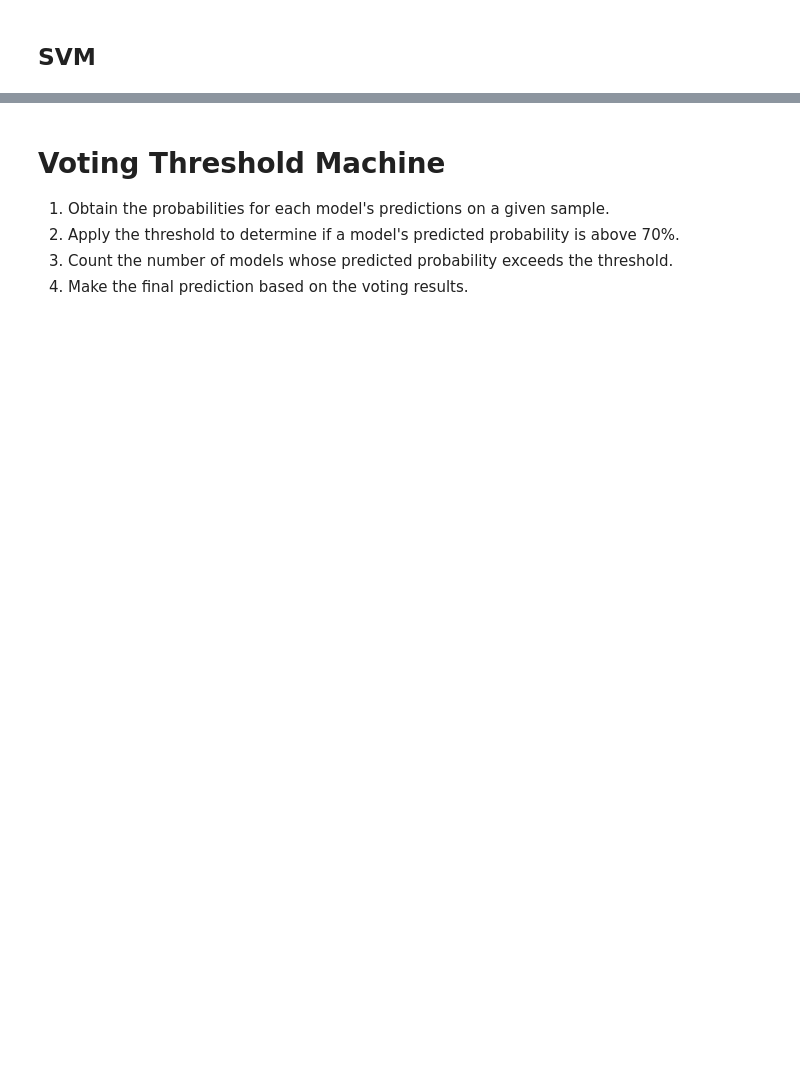
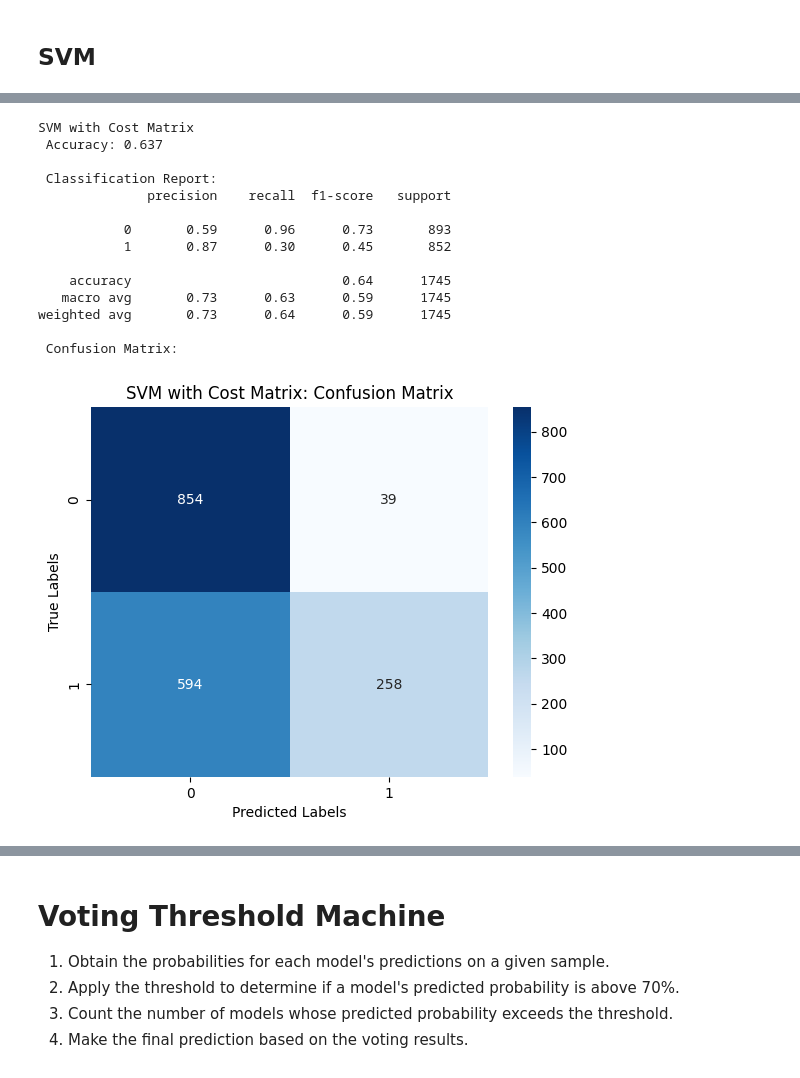
Before and after one commit to dbellenberg/CostSensitiveCreditRisk, a Jupyter notebook: final_project/merged_final_version/final_ml_project.ipynb, the cells around one changed output, grey strips where cells are left out. Cells and saved outputs as stored; diff of their text form; code cells hidden in the pictures; blank space fills up the shorter version.

```diff
--- a/final_project/merged_final_version/final_ml_project.ipynb
+++ b/final_project/merged_final_version/final_ml_project.ipynb
@@ -485,8 +320,0 @@ Best parameters for Logistic Regression with l2 penalty: {'C': 0.01, 'fit_interc
-# %%
-lr_opt = LogisticRegression(**best_params_lr_l2)
-
-lr_opt.fit(X_train, y_train)
-y_pred_lr = lr_opt.predict(X_test)
-
-# Evaluation
-evaluate(y_test, y_pred_lr, "Logistic Regression")
@@ -512,18 +320,0 @@ weighted avg       0.73      0.73      0.73      1745
-# %%
-# Define the parameter grid for SVM
-param_grid_svm = {
-    'C': [0.1, 1, 10, 50],
-    'loss': ['hinge', 'squared_hinge']
-}
-
-# Initialize the SVM classifier
-svm = LinearSVC(max_iter=500000)
-
-# Set up the GridSearchCV
-svm_opt = GridSearchCV(svm, param_grid_svm, cv = 5, verbose=2, n_jobs=-1)
-
-# Fit the GridSearchCV to the data
-svm_opt.fit(X_train, y_train)
-
-# Get the best parameters
-best_params_svm = svm_opt.best_params_
@@ -551,0 +321,33 @@ weighted avg       0.73      0.73      0.73      1745
+# %%
+from sklearn.svm import LinearSVC
+from sklearn.metrics import confusion_matrix
+
+class_weights = {1: 1/3, 0: 1}
+
+svm_cs = LinearSVC(max_iter=1000000, class_weight=class_weights)
+
+# fit the model
+svm_cs.fit(X_train, y_train)
+
+# Predict on the test set
+y_pred = svm_cs.predict(X_test)
+
+y_pred_for_curve = svm_cs.decision_function(X_test)
+
+evaluate(y_test, y_pred, "SVM with Cost Matrix")
+# %% [output]
+SVM with Cost Matrix
+ Accuracy: 0.637
+
+ Classification Report:
+              precision    recall  f1-score   support
+
+           0       0.59      0.96      0.73       893
+           1       0.87      0.30      0.45       852
+
+    accuracy                           0.64      1745
+   macro avg       0.73      0.63      0.59      1745
+weighted avg       0.73      0.64      0.59      1745
+
+ Confusion Matrix:
+[figure, added]
```
Also changed, not shown: parts of 32 cells of this notebook, 4 other files.
